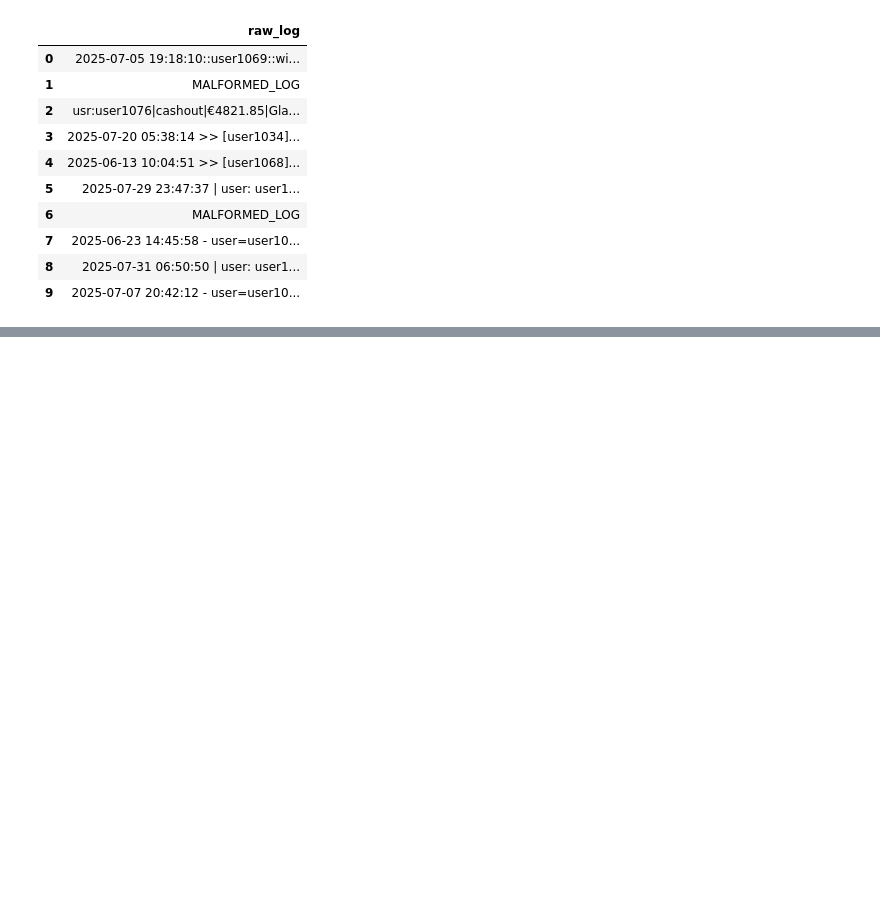
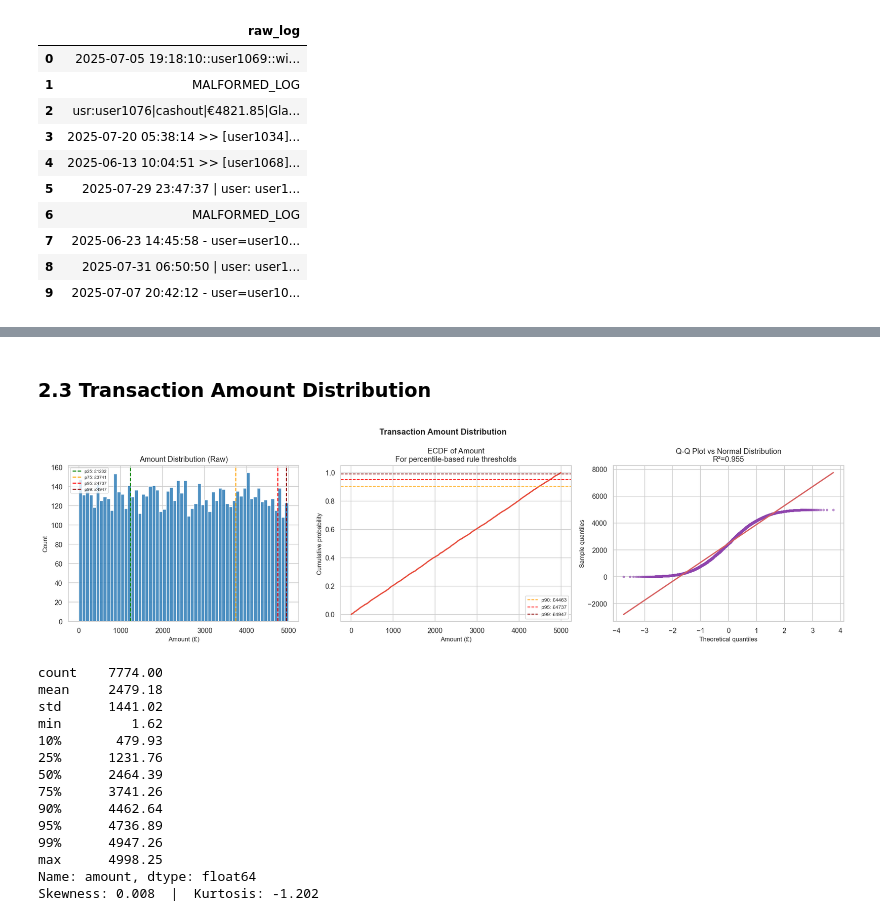
Before and after one commit to ash-iitbhu/fraud_detection, a Jupyter notebook: notebooks/fraud_detection.ipynb, the cells around one changed output, grey strips where cells are left out. Drawn from its saved outputs; the diff is of its cells as text; code cells hidden in the pictures; blank space fills up the shorter version.

```diff
--- a/notebooks/fraud_detection.ipynb
+++ b/notebooks/fraud_detection.ipynb
@@ -350,0 +280,58 @@ max    238.00  2821.43  1614.52  4998.25   0.77
+# %% [markdown]
+### 2.3 Transaction Amount Distribution
+# %%
+amounts = clean["amount"].dropna()
+
+fig, axes = plt.subplots(1, 3, figsize=(18, 5))
+
+axes[0].hist(amounts, bins=60, color="#2c7bb6", edgecolor="white", alpha=0.85)
+for pct, col in [(25,"green"),(75,"orange"),(95,"red"),(99,"darkred")]:
+    v = amounts.quantile(pct/100)
+    axes[0].axvline(v, color=col, linestyle="--", linewidth=1.5,
+                    label=f"p{pct}: £{v:.0f}")
+axes[0].set_title("Amount Distribution (Raw)")
+axes[0].set_xlabel("Amount (£)")
+axes[0].set_ylabel("Count")
+axes[0].legend(fontsize=7)
+
+sorted_amt = np.sort(amounts)
+ecdf_y = np.arange(1, len(sorted_amt)+1) / len(sorted_amt)
+axes[1].plot(sorted_amt, ecdf_y, color="#e74c3c", linewidth=2)
+for pct, col in [(0.90,"orange"),(0.95,"red"),(0.99,"darkred")]:
+    v = amounts.quantile(pct)
+    axes[1].axhline(pct, color=col, linestyle="--", linewidth=1.2,
+                    label=f"p{int(pct*100)}: £{v:.0f}")
+axes[1].set_title("ECDF of Amount\nFor percentile-based rule thresholds")
+axes[1].set_xlabel("Amount (£)")
+axes[1].set_ylabel("Cumulative probability")
+axes[1].legend(fontsize=8)
+
+(osm, osr), (slope, intercept, r) = stats.probplot(amounts, dist="norm")
+axes[2].plot(osm, osr, "o", markersize=3, alpha=0.5, color="#8e44ad")
+axes[2].plot(osm, slope*np.array(osm)+intercept, "r-", linewidth=2)
+axes[2].set_title(f"Q-Q Plot vs Normal Distribution\nR²={r**2:.3f}")
+axes[2].set_xlabel("Theoretical quantiles")
+axes[2].set_ylabel("Sample quantiles")
+
+plt.suptitle("Transaction Amount Distribution", fontsize=13, fontweight="bold")
+plt.tight_layout()
+plt.show()
+
+print(amounts.describe(percentiles=[.10,.25,.50,.75,.90,.95,.99]).round(2))
+print(f"Skewness: {amounts.skew():.3f}  |  Kurtosis: {amounts.kurtosis():.3f}")
+# %% [output]
+[figure, added]
+count    7774.00
+mean     2479.18
+std      1441.02
+min         1.62
+10%       479.93
+25%      1231.76
+50%      2464.39
+75%      3741.26
+90%      4462.64
+95%      4736.89
+99%      4947.26
+max      4998.25
+Name: amount, dtype: float64
+Skewness: 0.008  |  Kurtosis: -1.202
```
Also changed, not shown: parts of 126 cells of this notebook, 27 other files.
